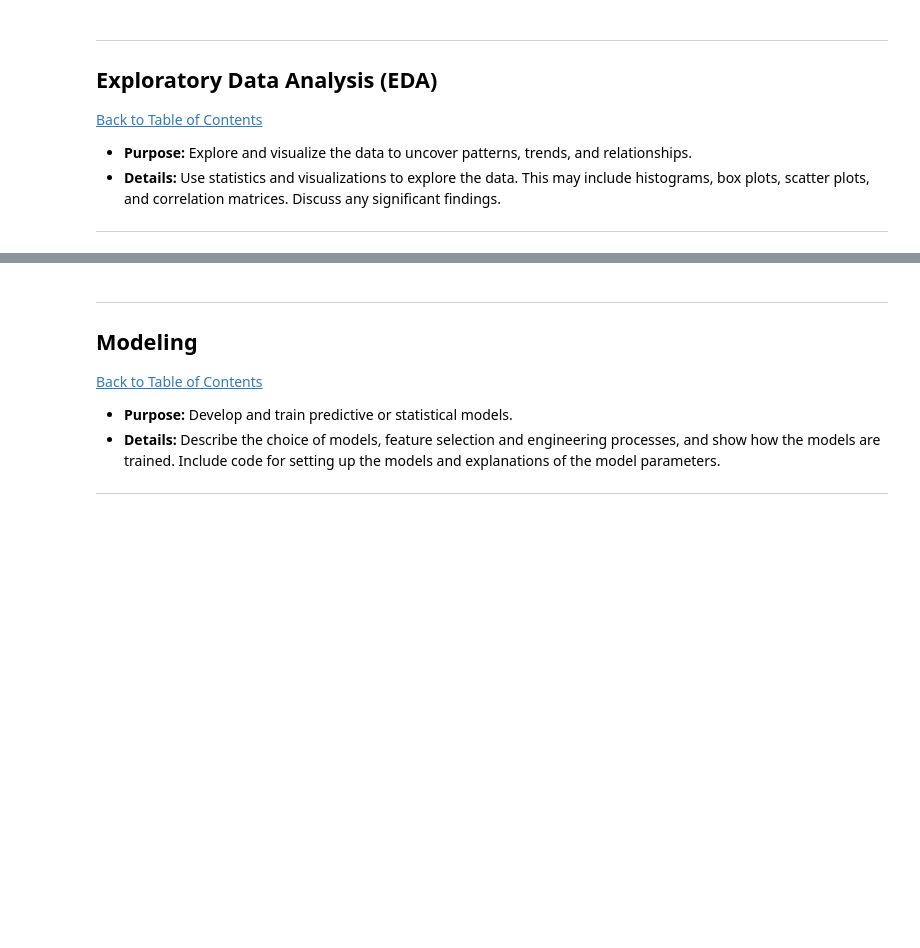
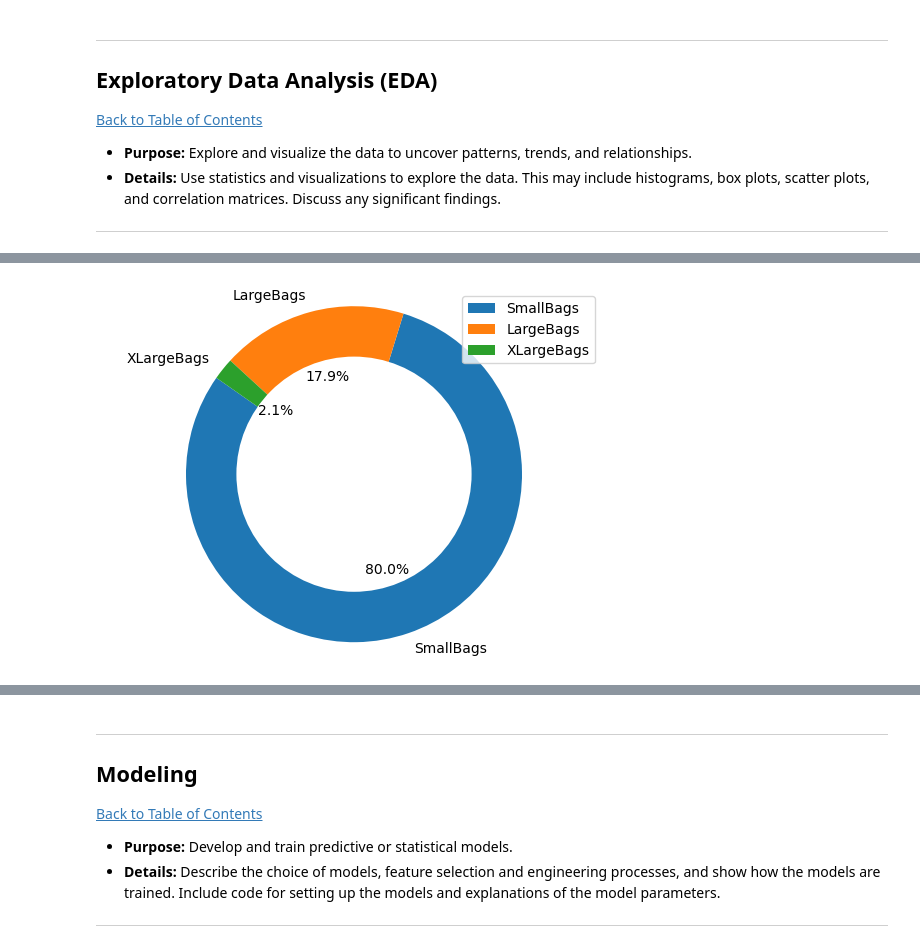
Before and after one commit to LINDOH27/Workplace_Lindo, a Jupyter notebook: QCTO---Workplace-Module-Notebook-Template-4571 (1).ipynb, the cells around one changed output, grey strips where cells are left out. Drawn from its saved outputs; the diff is of its cells as text; code cells hidden in the pictures; blank space fills up the shorter version.

```diff
--- a/QCTO---Workplace-Module-Notebook-Template-4571 (1).ipynb
+++ b/QCTO---Workplace-Module-Notebook-Template-4571 (1).ipynb
@@ -222,0 +265,24 @@ dtype: bool
+# %%
+# Calculate the sum of each bag type across all rows
+total_small_bags = Avo_df_copy['SmallBags'].sum()
+total_large_bags = Avo_df_copy['LargeBags'].sum()
+total_xlarge_bags = Avo_df_copy['XLargeBags'].sum()
+
+# Create data for the pie plot
+sizes = [total_small_bags, total_large_bags, total_xlarge_bags]
+labels = ['SmallBags', 'LargeBags', 'XLargeBags']
+colors = ['Yellow', 'blue', 'lightgreen']
+
+plt.pie(sizes , labels=labels, autopct='%1.1f%%', startangle=145)
+
+# Next, we create a circle at the centre of the base plot.
+centre_circle = plt.Circle((0,0),0.70, fc='white',linewidth=1.0)
+fig = plt.gcf() # <-- Matplotlib command to get the current figure for further manipulation.
+# Add the circle to our base pie chart.
+fig.gca().add_artist(centre_circle)
+# Plot the pie chart
+plt.legend(loc="best")
+plt.axis('equal')
+plt.show()
+# %% [output]
+[figure, added]
```
Also changed, not shown: parts of 5 cells of this notebook.
